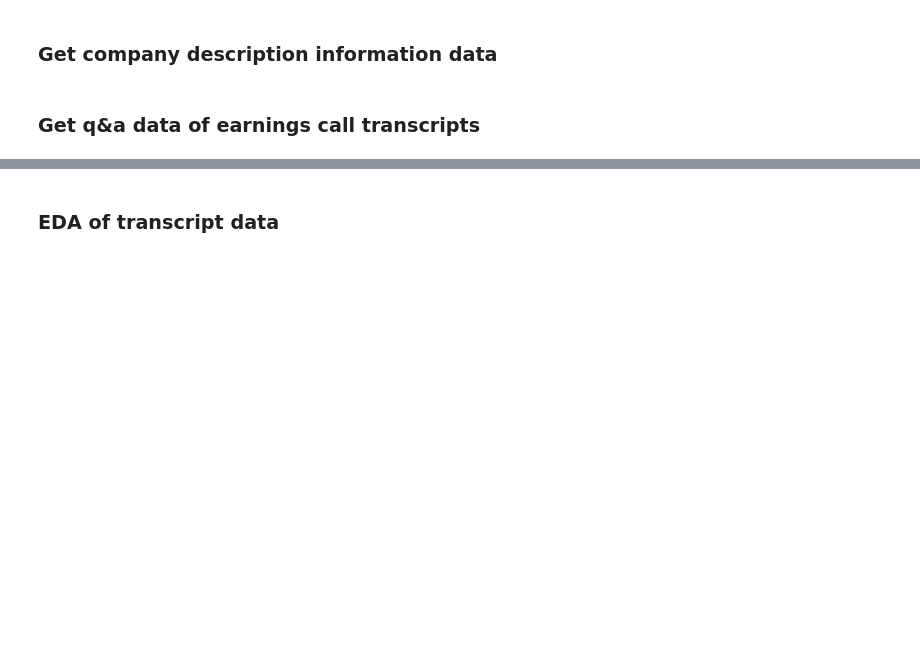
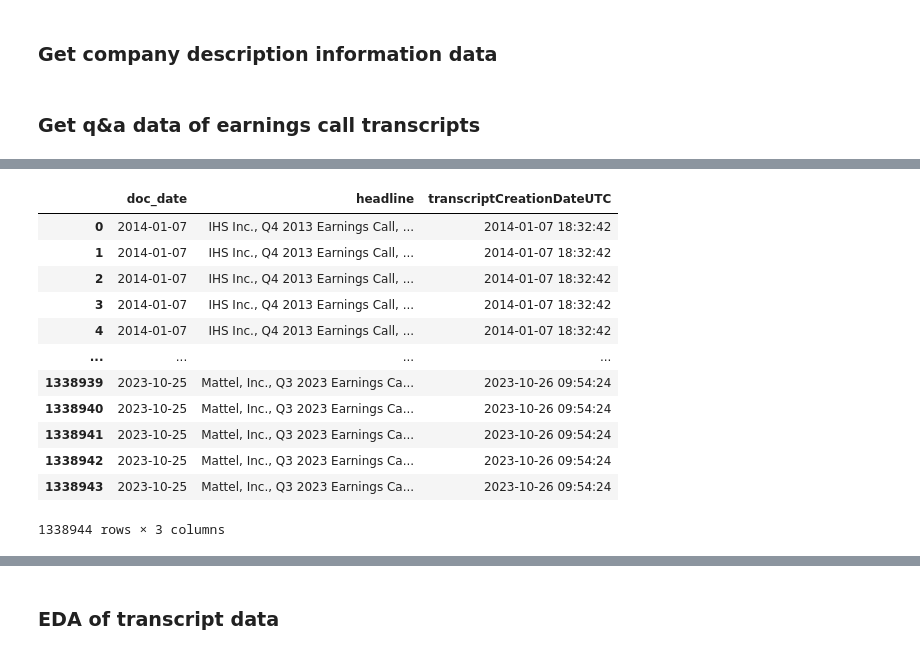
Before and after one commit to WonjeYun/HDPEarningsCall, a Jupyter notebook: hdp_topic_modeling_old.ipynb, the cells around one changed output, grey strips where cells are left out. Cells and saved outputs as stored; diff of their text form; code cells hidden in the pictures; blank space fills up the shorter version.

```diff
--- a/hdp_topic_modeling_old.ipynb
+++ b/hdp_topic_modeling_old.ipynb
@@ -54,0 +66,16 @@ qna_transcript = qna_transcript.merge(compdesc_info, on='gvkey', how='left')
+# %%
+pru_data[['doc_date', 'headline', 'transcriptCreationDateUTC']]
+# %% [output]
+|  | doc_date | headline | transcriptCreationDateUTC |
+| 0 | 2014-01-07 | IHS Inc., Q4 2013 Earnings Call, ... | 2014-01-07 18:32:42 |
+| 1 | 2014-01-07 | IHS Inc., Q4 2013 Earnings Call, ... | 2014-01-07 18:32:42 |
+| 2 | 2014-01-07 | IHS Inc., Q4 2013 Earnings Call, ... | 2014-01-07 18:32:42 |
+| 3 | 2014-01-07 | IHS Inc., Q4 2013 Earnings Call, ... | 2014-01-07 18:32:42 |
+| 4 | 2014-01-07 | IHS Inc., Q4 2013 Earnings Call, ... | 2014-01-07 18:32:42 |
+| ... | ... | ... | ... |
+| 1338939 | 2023-10-25 | Mattel, Inc., Q3 2023 Earnings Ca... | 2023-10-26 09:54:24 |
+| 1338940 | 2023-10-25 | Mattel, Inc., Q3 2023 Earnings Ca... | 2023-10-26 09:54:24 |
+| 1338941 | 2023-10-25 | Mattel, Inc., Q3 2023 Earnings Ca... | 2023-10-26 09:54:24 |
+| 1338942 | 2023-10-25 | Mattel, Inc., Q3 2023 Earnings Ca... | 2023-10-26 09:54:24 |
+| 1338943 | 2023-10-25 | Mattel, Inc., Q3 2023 Earnings Ca... | 2023-10-26 09:54:24 |
+1338944 rows × 3 columns
```
Also changed, not shown: parts of 3 cells of this notebook.
